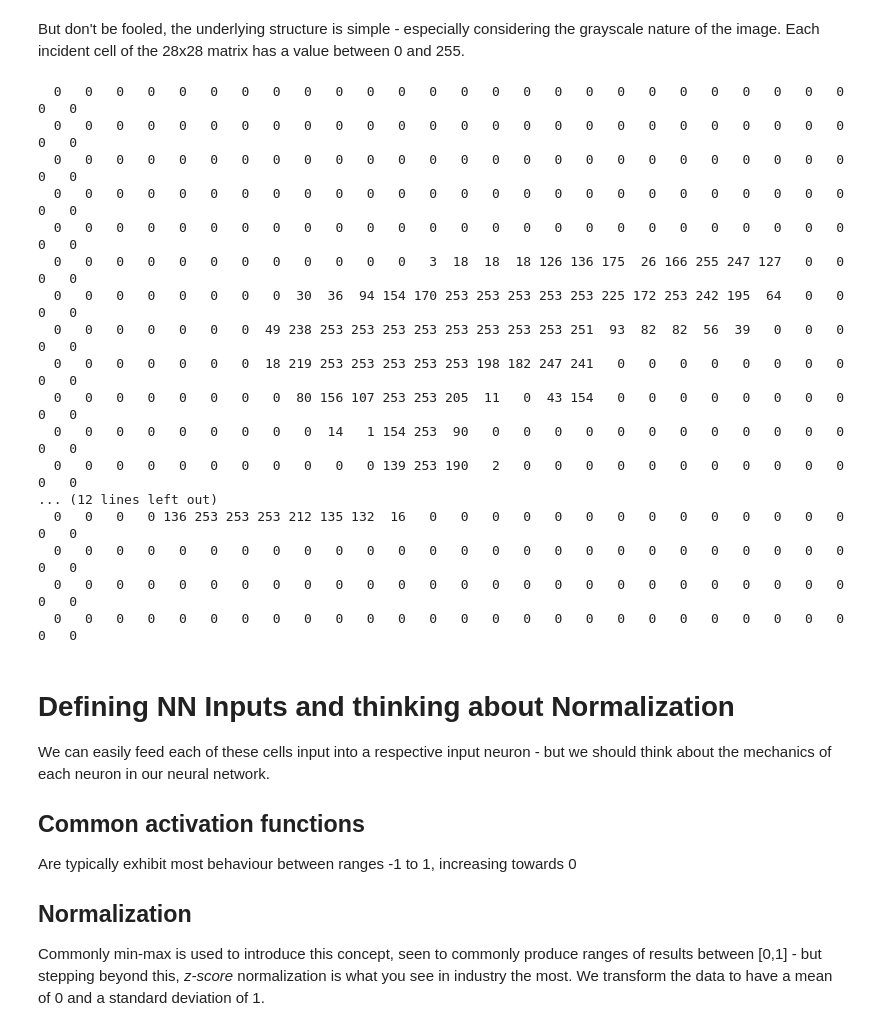
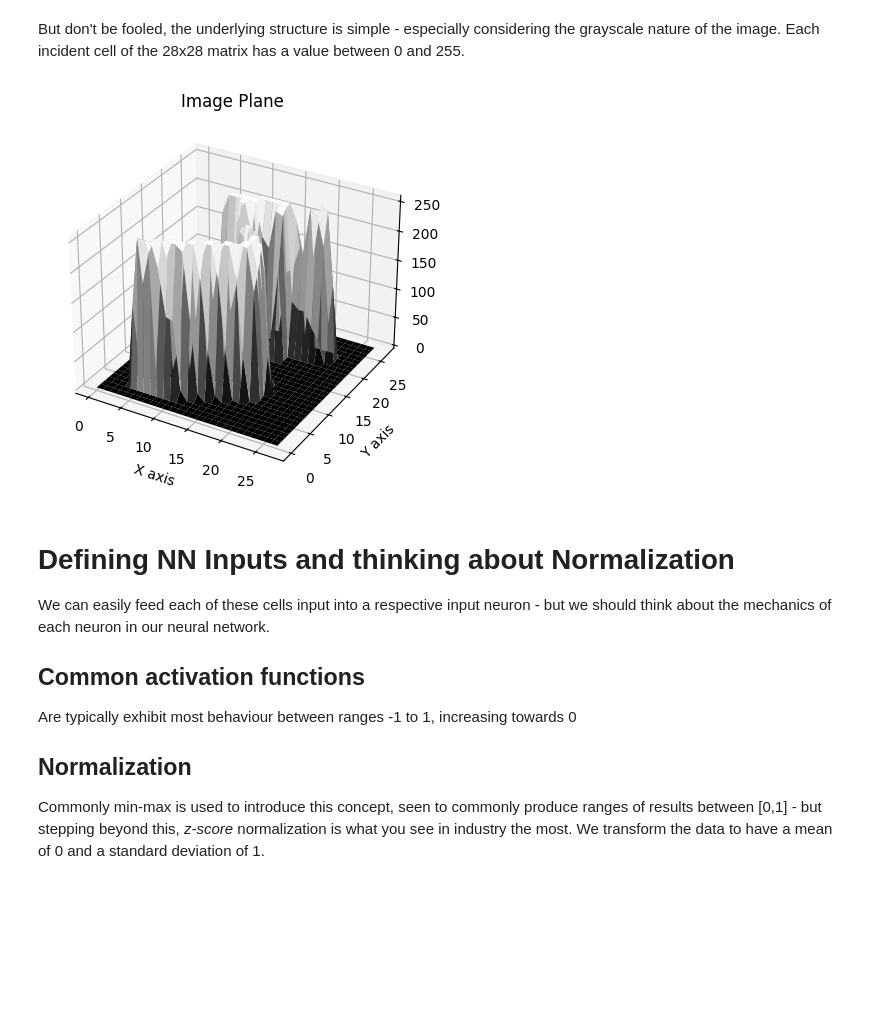
Before and after one commit to suessflorian/spiking-neurons, a Jupyter notebook: NN-Introduction.ipynb, the cells around one changed output. Saved outputs shown, nothing was run; the diff lists cells and outputs as text; code cells hidden in the pictures; blank space fills up the shorter version.

Commit message:
Better representing the image

```diff
--- a/NN-Introduction.ipynb
+++ b/NN-Introduction.ipynb
@@ -36,29 +36,23 @@ But don't be fooled, the underlying structure is simple - especially considering
 # %%
 import numpy as np
 
-def printoutPIL(rows_of_pixels):
-    for row in rows_of_pixels:
-        print(' '.join(['{:3}'.format(pixel) for pixel in row]))
+image_array = np.array(image) # from PIL image object back to an array
 
-printoutPIL(np.array(image))
+x = np.arange(image_array.shape[1])
+y = np.flip(np.arange(image_array.shape[0]))
+x, y = np.meshgrid(x, y)
+
+fig = plt.figure()
+ax = fig.add_subplot(111, projection='3d')
+ax.plot_surface(x, y, image_array, cmap='gray')
+
+ax.set_title('Image Plane')
+ax.set_xlabel('X axis')
+ax.set_ylabel('Y axis')
+
+plt.show()
 # %% [output]
-  0   0   0   0   0   0   0   0   0   0   0   0   0   0   0   0   0   0   0   0   0   0   0   0   0   0   0   0
-  0   0   0   0   0   0   0   0   0   0   0   0   0   0   0   0   0   0   0   0   0   0   0   0   0   0   0   0
-  0   0   0   0   0   0   0   0   0   0   0   0   0   0   0   0   0   0   0   0   0   0   0   0   0   0   0   0
-  0   0   0   0   0   0   0   0   0   0   0   0   0   0   0   0   0   0   0   0   0   0   0   0   0   0   0   0
-  0   0   0   0   0   0   0   0   0   0   0   0   0   0   0   0   0   0   0   0   0   0   0   0   0   0   0   0
-  0   0   0   0   0   0   0   0   0   0   0   0   3  18  18  18 126 136 175  26 166 255 247 127   0   0   0   0
-  0   0   0   0   0   0   0   0  30  36  94 154 170 253 253 253 253 253 225 172 253 242 195  64   0   0   0   0
-  0   0   0   0   0   0   0  49 238 253 253 253 253 253 253 253 253 251  93  82  82  56  39   0   0   0   0   0
-  0   0   0   0   0   0   0  18 219 253 253 253 253 253 198 182 247 241   0   0   0   0   0   0   0   0   0   0
-  0   0   0   0   0   0   0   0  80 156 107 253 253 205  11   0  43 154   0   0   0   0   0   0   0   0   0   0
-  0   0   0   0   0   0   0   0   0  14   1 154 253  90   0   0   0   0   0   0   0   0   0   0   0   0   0   0
-  0   0   0   0   0   0   0   0   0   0   0 139 253 190   2   0   0   0   0   0   0   0   0   0   0   0   0   0
-... (12 lines left out)
-  0   0   0   0 136 253 253 253 212 135 132  16   0   0   0   0   0   0   0   0   0   0   0   0   0   0   0   0
-  0   0   0   0   0   0   0   0   0   0   0   0   0   0   0   0   0   0   0   0   0   0   0   0   0   0   0   0
-  0   0   0   0   0   0   0   0   0   0   0   0   0   0   0   0   0   0   0   0   0   0   0   0   0   0   0   0
-  0   0   0   0   0   0   0   0   0   0   0   0   0   0   0   0   0   0   0   0   0   0   0   0   0   0   0   0
+[figure, added]
 # %% [markdown]
 # Defining NN Inputs and thinking about Normalization
 
```
Also changed, not shown: parts of 5 cells of this notebook.
